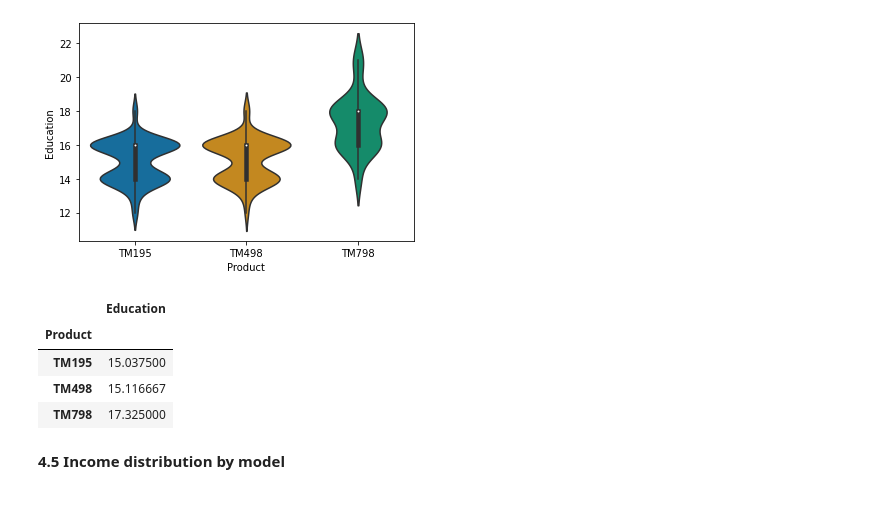
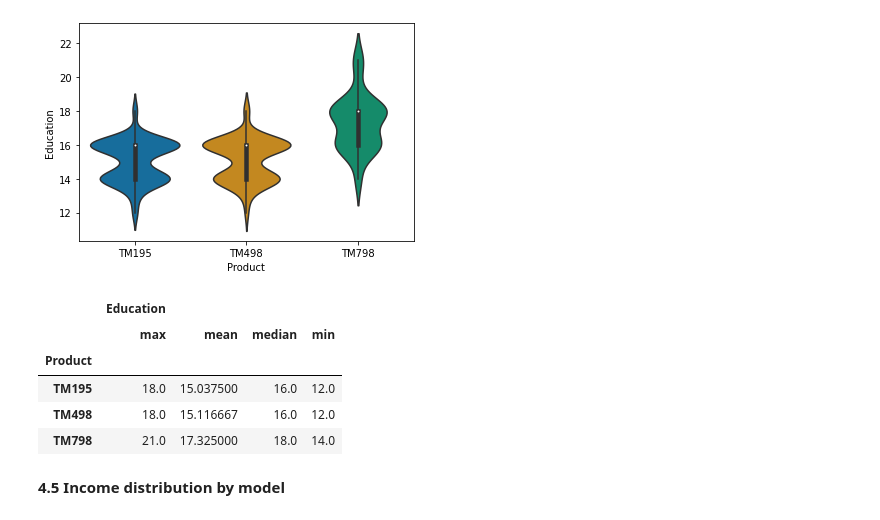
Before and after one commit to kevintyang/Projects, a Jupyter notebook: Data Visualizations & Exploratory Analysis/Customer Profiles on Treadmill Models.ipynb, the cells around one changed output. Saved outputs shown, nothing was run; the diff lists cells and outputs as text; code cells hidden in the pictures.

```diff
--- a/Data Visualizations & Exploratory Analysis/Customer Profiles on Treadmill Models.ipynb
+++ b/Data Visualizations & Exploratory Analysis/Customer Profiles on Treadmill Models.ipynb
@@ -242,14 +247,15 @@ sns.violinplot(x="Product",y="Education", data=CGF_df)
 # %% [output]
 <AxesSubplot:xlabel='Product', ylabel='Education'>
 [figure]
-# %%
-pd.pivot_table(CGF_df,'Education',index=['Product'])
-# %% [output]
-|  | Education |
-| Product |  |
-| TM195 | 15.037500 |
-| TM498 | 15.116667 |
-| TM798 | 17.325000 |
+# %%
+col_stats("Education","Product")
+# %% [output]
+|  | Education |  |  |  |
+|  | max | mean | median | min |
+| Product |  |  |  |  |
+| TM195 | 18.0 | 15.037500 | 16.0 | 12.0 |
+| TM498 | 18.0 | 15.116667 | 16.0 | 12.0 |
+| TM798 | 21.0 | 17.325000 | 18.0 | 14.0 |
 # %% [markdown]
 <b> 4.5 Income distribution by model </b>
 # %%
```
Also changed, not shown: parts of 19 cells of this notebook, 6 other files.
